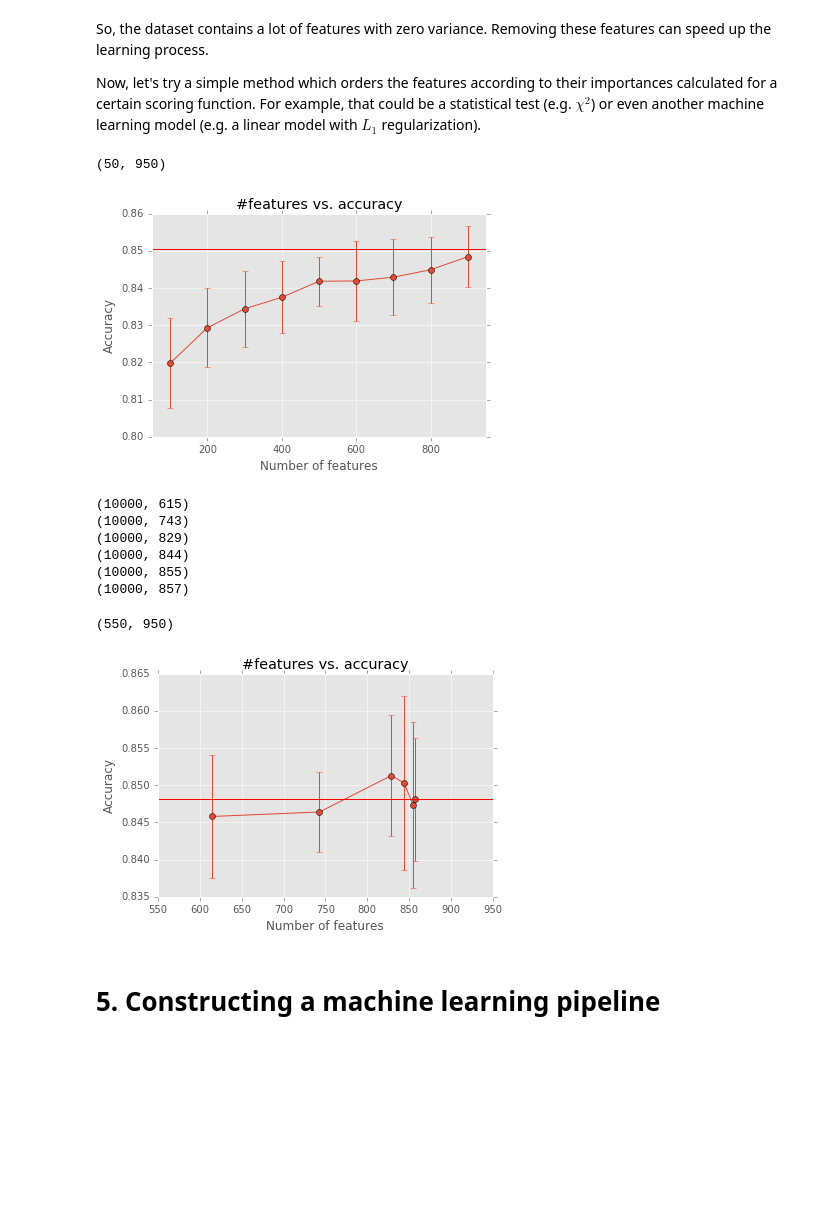
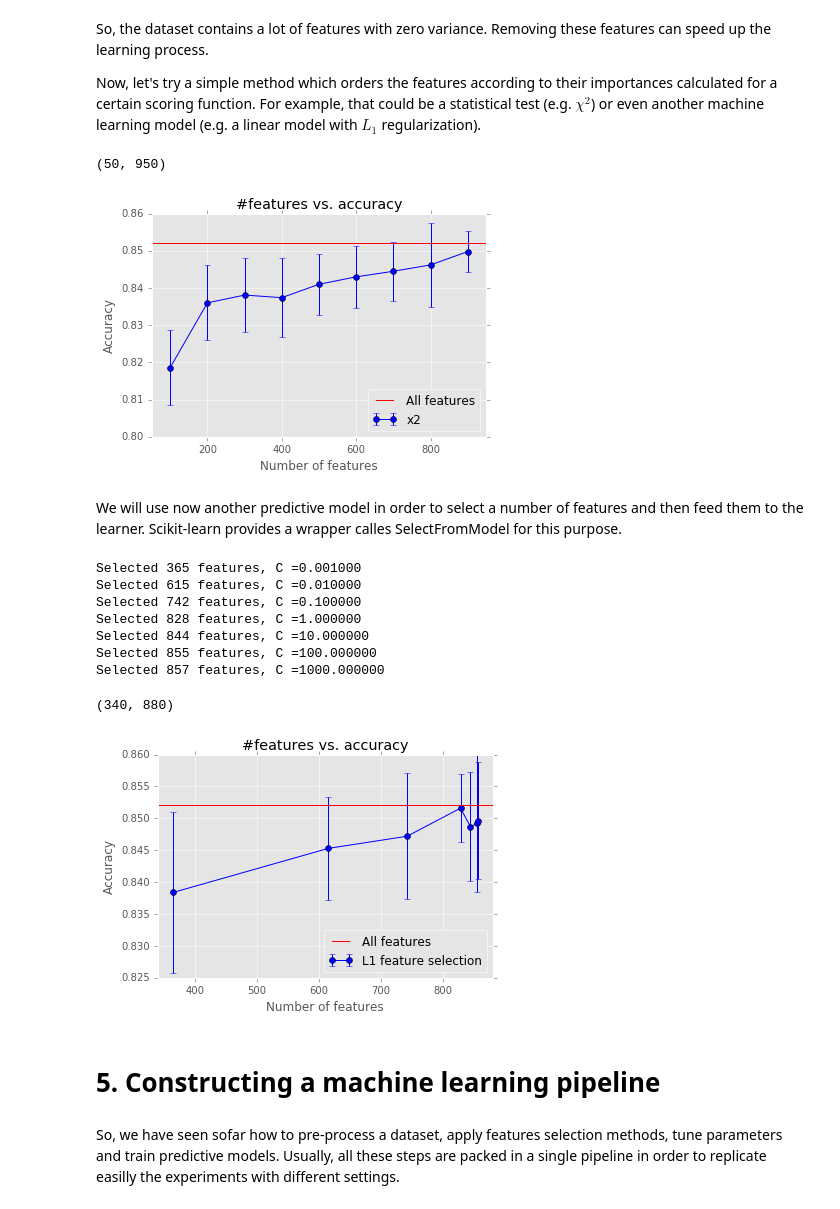
Before and after one commit to ioannispartalas/IBD4Health, a Jupyter notebook: ibd4health_diabetes.ipynb, the cells around one changed output. Drawn from its saved outputs; the diff is of its cells as text; code cells hidden in the pictures; blank space fills up the shorter version.

Commit message:
Added a Pipeline section

```diff
--- a/ibd4health_diabetes.ipynb
+++ b/ibd4health_diabetes.ipynb
@@ -376,6 +376,7 @@ def crossValidateClassifier(X,y,clf):
 # ==== Marc, I suposse here we will use parameters we optimize in previously ====
 model = RandomForestClassifier(n_estimators=100,max_depth=35,n_jobs=3)
 
+# We will try several values for the selected features
 k_values = np.arange(100,1000,100)
 mean = []
 stds = []
@@ -387,46 +388,55 @@ for k in k_values:
 
 m,std = crossValidateClassifier(data,labels,model)
 
-plt.errorbar(k_values,mean,yerr=stds, fmt='-o')
-plt.axhline(y=m,color='red')
+plt.errorbar(k_values,mean,yerr=stds,color="blue", fmt='-o',label="x2")
+plt.axhline(y=m,color='red',label="All features")
 plt.xlabel('Number of features')
 plt.ylabel('Accuracy')
 plt.title('#features vs. accuracy')
+plt.legend(loc='best')
 plt.xlim(50,950)
 # %% [output]
 (50, 950)
-[figure, old version]
+[figure, new version]
+# %% [markdown]
+We will use now another predictive model in order to select a number of features and then feed them to the learner. Scikit-learn provides a wrapper calles SelectFromModel for this purpose.
 # %%
 from sklearn.feature_selection import SelectFromModel
 
-c_values = [0.01,0.1,1,10,100,1000]
+# A paramter to be tuned for the feature selector
+c_values = [0.001,0.01,0.1,1,10,100,1000]
 
 mean = []
 stds = []
 shapes = []
 for c in c_values:
+    # We use a linear model with L1-regularization as feature selector
     selector = SelectFromModel(LinearSVC(C=c, penalty="l1", dual=False),prefit=False)
     X_new = selector.fit_transform(data,labels)
-    print X_new.shape
-    m,std = crossValidateClassifier(X_new,labels,model)
+    print "Selected {0:d} features, C = {1:f}".format(X_new.shape[1],c)
+    mn,std = crossValidateClassifier(X_new,labels,model)
     shapes.append(X_new.shape[1])
-    mean.append(m)
+    mean.append(mn)
     stds.append(std)
 
-plt.errorbar(shapes,mean,yerr=stds, fmt='-o')
-plt.axhline(y=m,color='red')
+plt.errorbar(shapes,mean,yerr=stds,color="blue", fmt='-o',label="L1 feature selection")
+plt.axhline(y=m,color='red',label="All features")
 plt.xlabel('Number of features')
 plt.ylabel('Accuracy')
 plt.title('#features vs. accuracy')
-plt.xlim(550,900)
+plt.legend(loc='best')
+plt.xlim(340,880)
 # %% [output]
-(10000, 615)
-(10000, 743)
-(10000, 829)
-(10000, 844)
-(10000, 855)
-(10000, 857)
+Selected 365 features, C =0.001000
+Selected 615 features, C =0.010000
+Selected 742 features, C =0.100000
+Selected 828 features, C =1.000000
+Selected 844 features, C =10.000000
+Selected 855 features, C =100.000000
+Selected 857 features, C =1000.000000
-(550, 950)
+(340, 880)
-[figure, old version]
+[figure, new version]
 # %% [markdown]
 # 5. Constructing a machine learning pipeline
+# %% [markdown]
+So, we have seen sofar how to pre-process a dataset, apply features selection methods, tune parameters and train predictive models. Usually, all these steps are packed in a single pipeline in order to replicate easilly the experiments with different settings.
```
Also changed, not shown: parts of 1 cell of this notebook.
